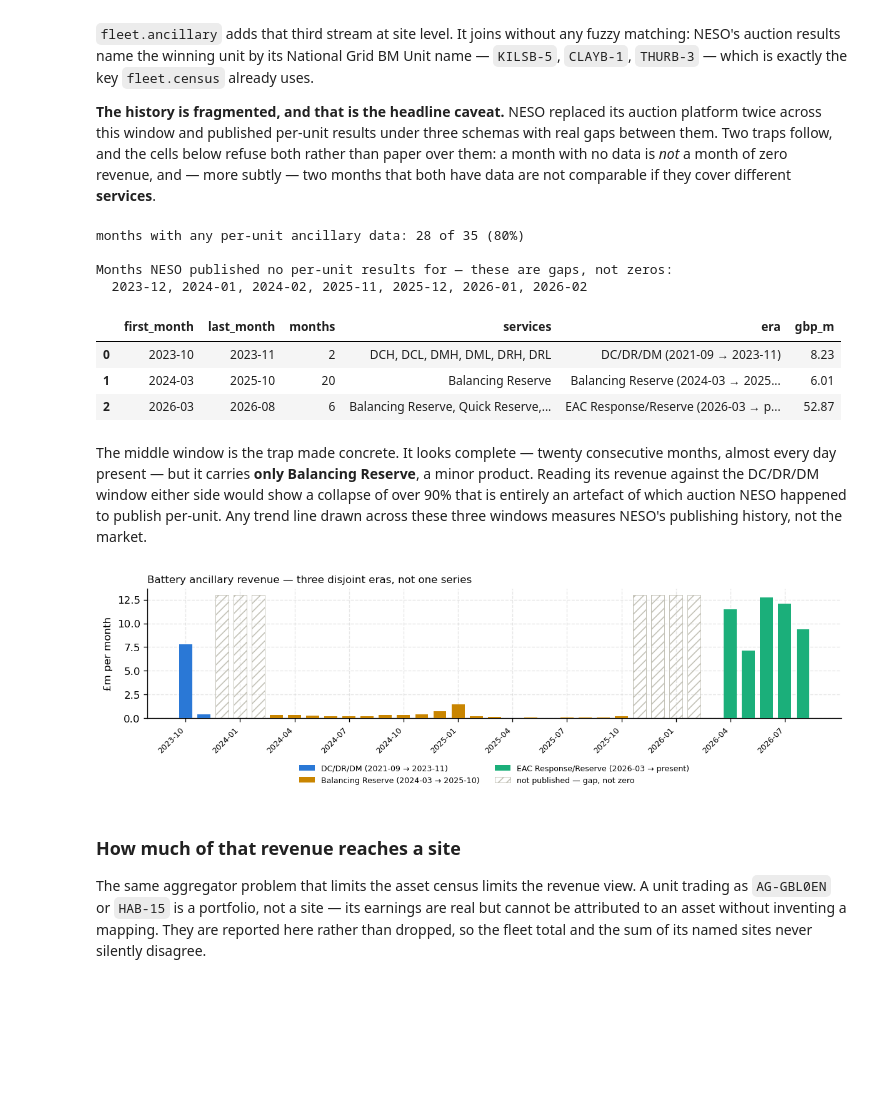
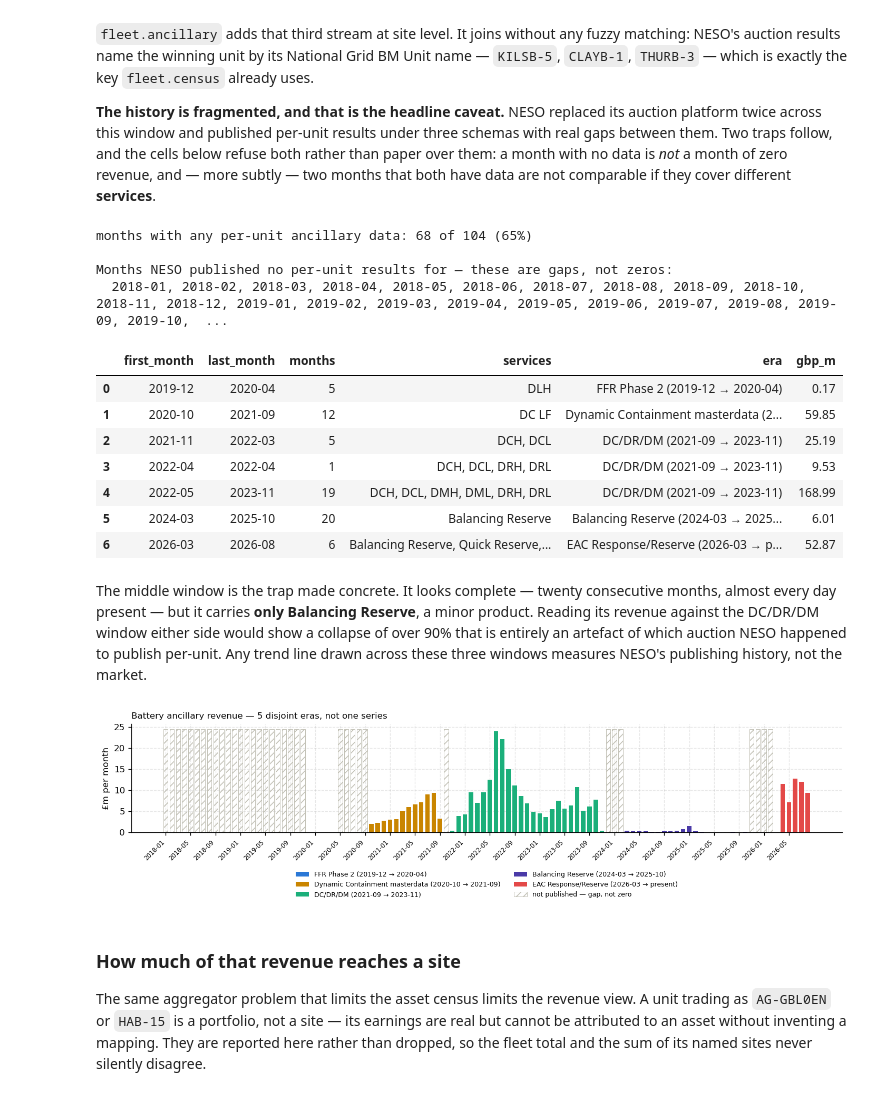
Before and after one commit to shaw029/power-trading, a Jupyter notebook: notebooks/06_fleet_coverage_census.ipynb, the cells around one changed output. Cells and saved outputs as stored; diff of their text form; code cells hidden in the pictures; blank space fills up the shorter version.

```diff
--- a/notebooks/06_fleet_coverage_census.ipynb
+++ b/notebooks/06_fleet_coverage_census.ipynb
@@ -69,12 +69,13 @@ C = {
     "ghost":     "#c3c2b7",
 }
 
-# The window the rest of the project analyses. The census itself is a July-2026
-# snapshot — a registry of what exists now — but the revenue section in part 7
-# reaches back across the whole analysis window.
+# The census is a July-2026 snapshot — a register of what exists now — but the
+# revenue section in part 7 reaches back as far as NESO published per-unit
+# results, which is further than the dispatch window. Starting it at 2018 shows
+# the whole of what is obtainable, including the years that are simply absent.
 import datetime as dt
 
-ANALYSIS_START = dt.date(2023, 10, 1)
+ANALYSIS_START = dt.date(2018, 1, 1)
 ANALYSIS_END = dt.date(2026, 8, 19)
 # %% [markdown]
 ## 1. Building the census — and auditing it before trusting it
@@ -445,19 +446,23 @@ gaps = anc_cov[~anc_cov["covered"]]
 print("Months NESO published no per-unit results for — these are gaps, not zeros:")
 print("  " + ", ".join(gaps.index) if len(gaps) else "  none")
 # %% [output]
-months with any per-unit ancillary data: 28 of 35 (80%)
+months with any per-unit ancillary data: 68 of 104 (65%)
 
 Months NESO published no per-unit results for — these are gaps, not zeros:
-  2023-12, 2024-01, 2024-02, 2025-11, 2025-12, 2026-01, 2026-02
+  2018-01, 2018-02, 2018-03, 2018-04, 2018-05, 2018-06, 2018-07, 2018-08, 2018-09, 2018-10, 2018-11, 2018-12, 2019-01, 2019-02, 2019-03, 2019-04, 2019-05, 2019-06, 2019-07, 2019-08, 2019-09, 2019-10,  ...
 # %%
 # The only unit of legitimate comparison: contiguous months sharing a service set.
 windows = ancillary.comparable_windows(anc_cov)
 windows.assign(gbp_m=(windows["revenue_gbp"] / 1e6).round(2)).drop(columns="revenue_gbp")
 # %% [output]
 |  | first_month | last_month | months | services | era | gbp_m |
-| 0 | 2023-10 | 2023-11 | 2 | DCH, DCL, DMH, DML, DRH, DRL | DC/DR/DM (2021-09 → 2023-11) | 8.23 |
-| 1 | 2024-03 | 2025-10 | 20 | Balancing Reserve | Balancing Reserve (2024-03 → 2025... | 6.01 |
-| 2 | 2026-03 | 2026-08 | 6 | Balancing Reserve, Quick Reserve,... | EAC Response/Reserve (2026-03 → p... | 52.87 |
+| 0 | 2019-12 | 2020-04 | 5 | DLH | FFR Phase 2 (2019-12 → 2020-04) | 0.17 |
+| 1 | 2020-10 | 2021-09 | 12 | DC LF | Dynamic Containment masterdata (2... | 59.85 |
+| 2 | 2021-11 | 2022-03 | 5 | DCH, DCL | DC/DR/DM (2021-09 → 2023-11) | 25.19 |
+| 3 | 2022-04 | 2022-04 | 1 | DCH, DCL, DRH, DRL | DC/DR/DM (2021-09 → 2023-11) | 9.53 |
+| 4 | 2022-05 | 2023-11 | 19 | DCH, DCL, DMH, DML, DRH, DRL | DC/DR/DM (2021-09 → 2023-11) | 168.99 |
+| 5 | 2024-03 | 2025-10 | 20 | Balancing Reserve | Balancing Reserve (2024-03 → 2025... | 6.01 |
+| 6 | 2026-03 | 2026-08 | 6 | Balancing Reserve, Quick Reserve,... | EAC Response/Reserve (2026-03 → p... | 52.87 |
 # %% [markdown]
 The middle window is the trap made concrete. It looks complete — twenty consecutive months,
 almost every day present — but it carries **only Balancing Reserve**, a minor product. Reading
@@ -467,35 +472,44 @@ across these three windows measures NESO's publishing history, not the market.
 # %%
 # Figure 5 — monthly ancillary revenue, with the gaps left as gaps.
 monthly = anc_cov.copy()
 monthly["gbp_m"] = monthly["revenue_gbp"] / 1e6
 
-fig, ax = plt.subplots(figsize=(10, 3.4))
+fig, ax = plt.subplots(figsize=(12, 3.6))
 x = np.arange(len(monthly))
 
-# One colour per comparable window, so the eye cannot join them into a trend.
+# One colour per era, so the eye cannot join them into a single trend. The
+# order is fixed and validated for colour-vision separation rather than cycled;
+# if NESO ever publishes a sixth per-unit era this should gain a hue chosen the
+# same way, not wrap around and repaint an existing one.
+ERA_HUES = ["#2a78d6", "#c98500", "#1baf7a", "#4a3aa7", "#e34948"]
 era_order = [e for e in monthly["era"].dropna().unique()]
-era_colour = dict(zip(era_order, [C["covered"], C["mid"], C["discharge"]]))
+if len(era_order) > len(ERA_HUES):
+    raise ValueError(
+        f"{len(era_order)} eras but {len(ERA_HUES)} hues — add one, do not cycle"
+    )
+era_colour = dict(zip(era_order, ERA_HUES))
 for era in era_order:
     mask = monthly["era"] == era
     ax.bar(x[mask.to_numpy()], monthly.loc[mask, "gbp_m"], width=0.72,
            color=era_colour[era], label=era, zorder=3)
 
 # Gap months are drawn as hatched ground, never as a zero bar.
 gap_mask = (~monthly["covered"]).to_numpy()
 if gap_mask.any():
     ax.bar(x[gap_mask], np.full(gap_mask.sum(), monthly["gbp_m"].max() * 1.02),
            width=0.72, color="none", edgecolor=C["ghost"], hatch="///",
            linewidth=0.6, label="not published — gap, not zero", zorder=2)
 
-ax.set_xticks(x[::3], monthly.index[::3], rotation=45, ha="right", fontsize=7.5)
+step = max(1, len(monthly) // 24)
+ax.set_xticks(x[::step], monthly.index[::step], rotation=45, ha="right", fontsize=7)
 ax.set_ylabel("£m per month")
-ax.set_title("Battery ancillary revenue — three disjoint eras, not one series",
+ax.set_title(f"Battery ancillary revenue — {len(era_order)} disjoint eras, not one series",
              fontsize=10, loc="left", color=C["ink"])
 ax.legend(frameon=False, fontsize=7.5, loc="upper center", bbox_to_anchor=(0.5, -0.30), ncol=2)
 plt.tight_layout()
 plt.show()
 # %% [output]
-[figure, old version]
+[figure, new version]
 # %% [markdown]
 ### How much of that revenue reaches a site
 
```
Also changed, not shown: parts of 1 cell of this notebook, 2 other files.
